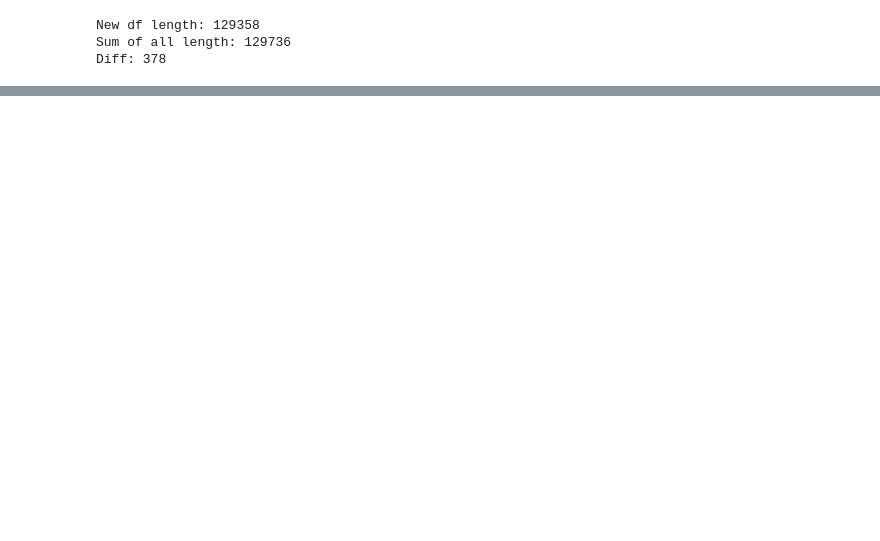
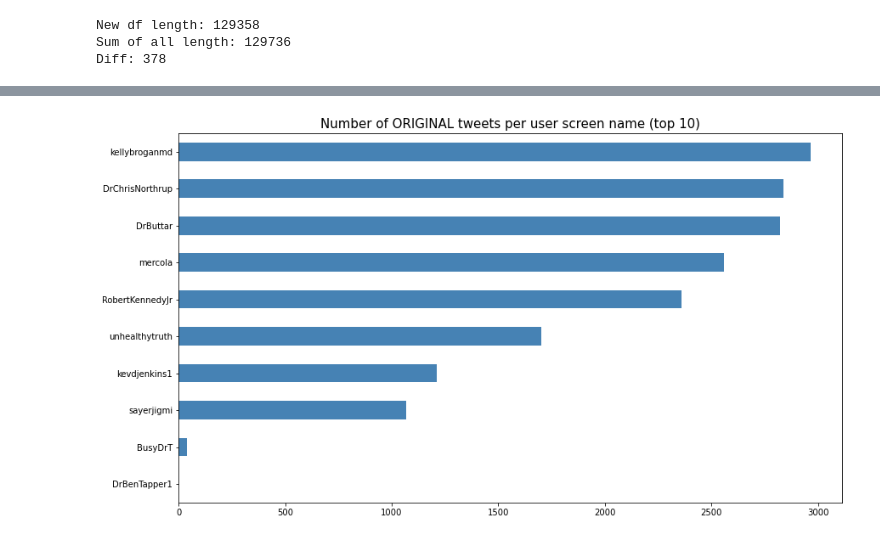
Before and after one commit to gi-ux/BachelorProject, a Jupyter notebook: notebook/Verified_Disinform.ipynb, the cells around one changed output, grey strips where cells are left out. Saved outputs shown, nothing was run; the diff lists cells and outputs as text; code cells hidden in the pictures; blank space fills up the shorter version.

```diff
--- a/notebook/Verified_Disinform.ipynb
+++ b/notebook/Verified_Disinform.ipynb
@@ -316,0 +238,10 @@ df.to_csv(path[0] + "ccdh_merged_tweets.csv", index=False)
+# %%
+val = pd.Series(original["user_screen_name"])
+val = val.value_counts().sort_values(ascending=False)
+fig = plt.figure(figsize=(14, 8))
+ax = val[:10].plot(kind='barh', color='steelblue', fig=(14,14)) #orange #lightseagreen
+ax.set_title('Number of ORIGINAL tweets per user screen name (top 10)', fontsize=15)
+ax.invert_yaxis()
+plt.show()
+# %% [output]
+[figure, added]
```
Also changed, not shown: parts of 36 cells of this notebook, 1 other file.
